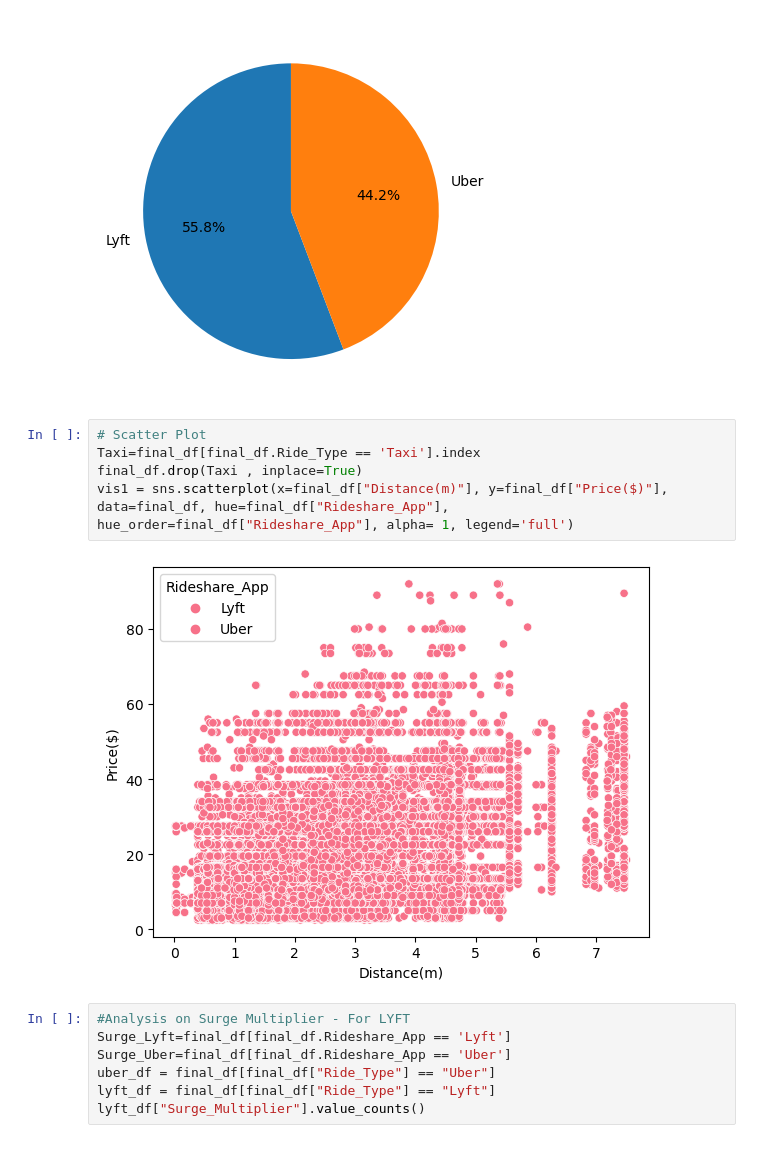
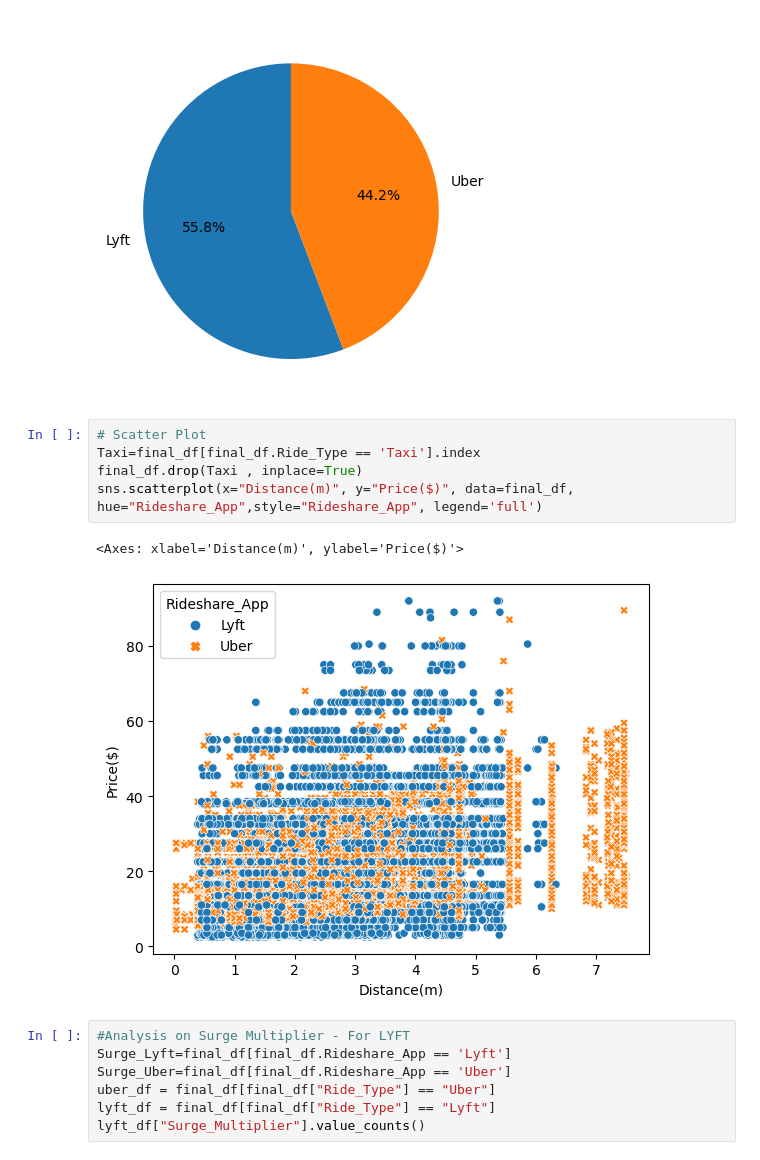
Before and after one commit to marnaji/Project-1, a Jupyter notebook: main.ipynb, the cells around one changed output. Drawn from its saved outputs; the diff is of its cells as text.

```diff
--- a/main.ipynb
+++ b/main.ipynb
@@ -349,10 +424,11 @@ plt.show()
 # %%
 # Scatter Plot
 Taxi=final_df[final_df.Ride_Type == 'Taxi'].index
 final_df.drop(Taxi , inplace=True)
-vis1 = sns.scatterplot(x=final_df["Distance(m)"], y=final_df["Price($)"], data=final_df, hue=final_df["Rideshare_App"], hue_order=final_df["Rideshare_App"], alpha= 1, legend='full')
+sns.scatterplot(x="Distance(m)", y="Price($)", data=final_df, hue="Rideshare_App",style="Rideshare_App", legend='full')
 # %% [output]
+<Axes: xlabel='Distance(m)', ylabel='Price($)'>
-[figure, old version]
+[figure, new version]
 # %%
 #Analysis on Surge Multiplier - For LYFT
 Surge_Lyft=final_df[final_df.Rideshare_App == 'Lyft']
```
Also changed, not shown: parts of 9 cells of this notebook, 1 other file.
